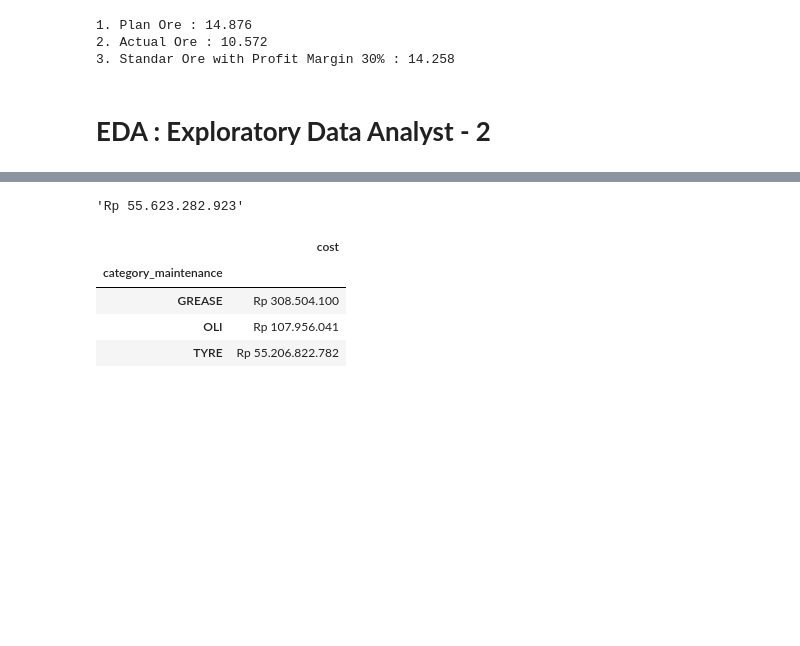
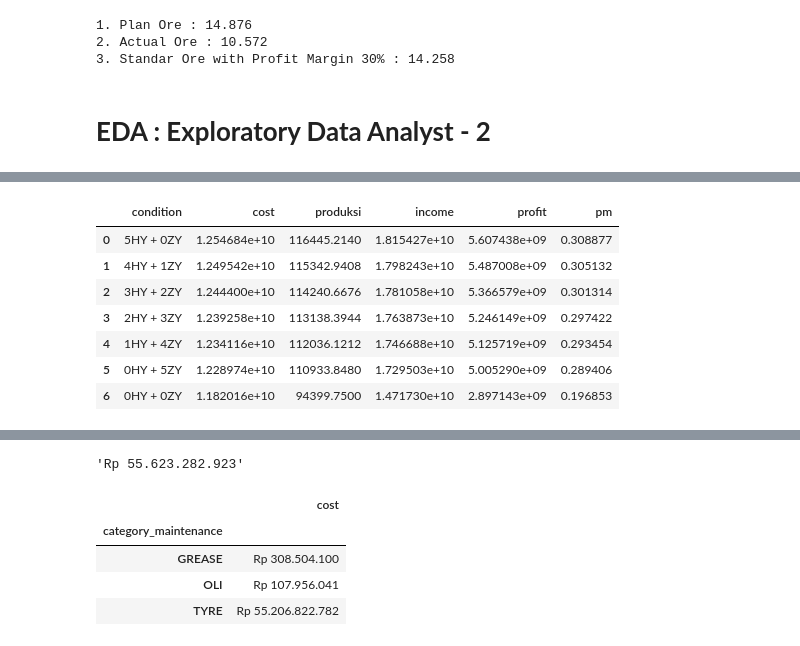
Before and after one commit to Iky61/sentosa-abadi-mining, a Jupyter notebook: Data Analyst/EDA Maintenance HP 2.ipynb, the cells around one changed output, grey strips where cells are left out. Cells and saved outputs as stored; diff of their text form; code cells hidden in the pictures; blank space fills up the shorter version.

Commit message:
tambahkan data baru

```diff
--- a/Data Analyst/EDA Maintenance HP 2.ipynb
+++ b/Data Analyst/EDA Maintenance HP 2.ipynb
@@ -3623,0 +3526,14 @@ evaluasi4.to_excel('./Evaluasi Plan/W1 W2 Juli 2024 4.xlsx', index=False)
+# %%
+# dapatkan nilai plan produksi untuk mining kbm dalam period bulan juli 2024
+plan_produksi_t1 = evaluasi2[(evaluasi2.kontrak=='Mining KBM') & (evaluasi2.production=='Ore Mined')].groupby(['production'])[['plan_tonase','tonase']].sum().reset_index()
+# %%
+cost = t1.actual_cost.sum()
+produksi = plan_produksi_t1.tonase.sum()
+
+kurs = 14848
+rate = 10.5
+
+income = produksi * kurs * rate
+profit = income - cost
+
+pm  = np.round(profit / income, 3)
@@ -3623,0 +3552,71 @@ evaluasi4.to_excel('./Evaluasi Plan/W1 W2 Juli 2024 4.xlsx', index=False)
+# %%
+plan_t1['plan_hm'] = 157.4676
+plan_t1['ton/hm'] = [21,28]
+plan_t1['plan_produksi'] = plan_t1['ton/hm'] * plan_t1.plan_hm
+# %%
+# siapkan data simulasi
+data_simulasi = pd.DataFrame({
+    'HONGYAN KINKAN430':[5,4,3,2,1,0,0],
+    'HINO ZY':[0,1,2,3,4,5,0]
+})
+
+# buat perulangan
+_ = []
+for i in range(len(data_simulasi)):
+    data = data_simulasi[data_simulasi.index==i]
+
+    hy = data['HONGYAN KINKAN430'][i]
+    zy = data['HINO ZY'][i]
+    name = '%sHY + %sZY'%(hy, zy)
+
+    alokasi_n = [zy, hy]
+
+    x = plan_t1.copy()
+    x['alokasi'] = alokasi_n
+    x['plan_produksi'] = x['plan_produksi'] * x['alokasi']
+
+    # x['budget_cost'] = x['budget_cost'] * x.alokasi
+    x['predict_cost'] = x['predict_cost'] * x['alokasi']
+
+    # definisikan untuk parameter sebelum ada ketambahan alat
+    cost = 11820155462.507866
+    produksi = 94399.75
+    kurs = 14848
+    rate = 10.5
+    income = 14717298624.0
+    profit = 2897143161.492134
+    pm = 0.197
+
+    # olah data ketika terjadi penambahan alat
+    cost_a = x.predict_cost.sum() + cost
+    # cost_a = x.budget_cost.sum() + cost
+
+    produksi_a = x.plan_produksi.sum() + produksi
+    income_a = (produksi_a * kurs * rate)
+    profit_a = income_a - cost_a
+    pm_a = profit_a / income_a
+
+    msg = pd.DataFrame({
+        'cost':[cost_a],
+        'produksi':[produksi_a],
+        'income':[income_a],
+        'profit':[profit_a],
+        'pm':[pm_a]
+    })
+
+    msg['condition'] = name
+    _.append(msg)
+
+report = pd.concat(_)[['condition','cost','produksi','income','profit','pm']]
+report.sort_values('pm', ascending=False).reset_index(drop=True).to_excel('Kondisi jika menambah DT pada lokasi KBM.xlsx', index=False)
+report = report.sort_values('pm', ascending=False).reset_index(drop=True)
+report
+# %% [output]
+|  | condition | cost | produksi | income | profit | pm |
+| 0 | 5HY + 0ZY | 1.254684e+10 | 116445.2140 | 1.815427e+10 | 5.607438e+09 | 0.308877 |
+| 1 | 4HY + 1ZY | 1.249542e+10 | 115342.9408 | 1.798243e+10 | 5.487008e+09 | 0.305132 |
+| 2 | 3HY + 2ZY | 1.244400e+10 | 114240.6676 | 1.781058e+10 | 5.366579e+09 | 0.301314 |
+| 3 | 2HY + 3ZY | 1.239258e+10 | 113138.3944 | 1.763873e+10 | 5.246149e+09 | 0.297422 |
+| 4 | 1HY + 4ZY | 1.234116e+10 | 112036.1212 | 1.746688e+10 | 5.125719e+09 | 0.293454 |
+| 5 | 0HY + 5ZY | 1.228974e+10 | 110933.8480 | 1.729503e+10 | 5.005290e+09 | 0.289406 |
+| 6 | 0HY + 0ZY | 1.182016e+10 | 94399.7500 | 1.471730e+10 | 2.897143e+09 | 0.196853 |
```
Also changed, not shown: parts of 37 cells of this notebook, 47 other files.
